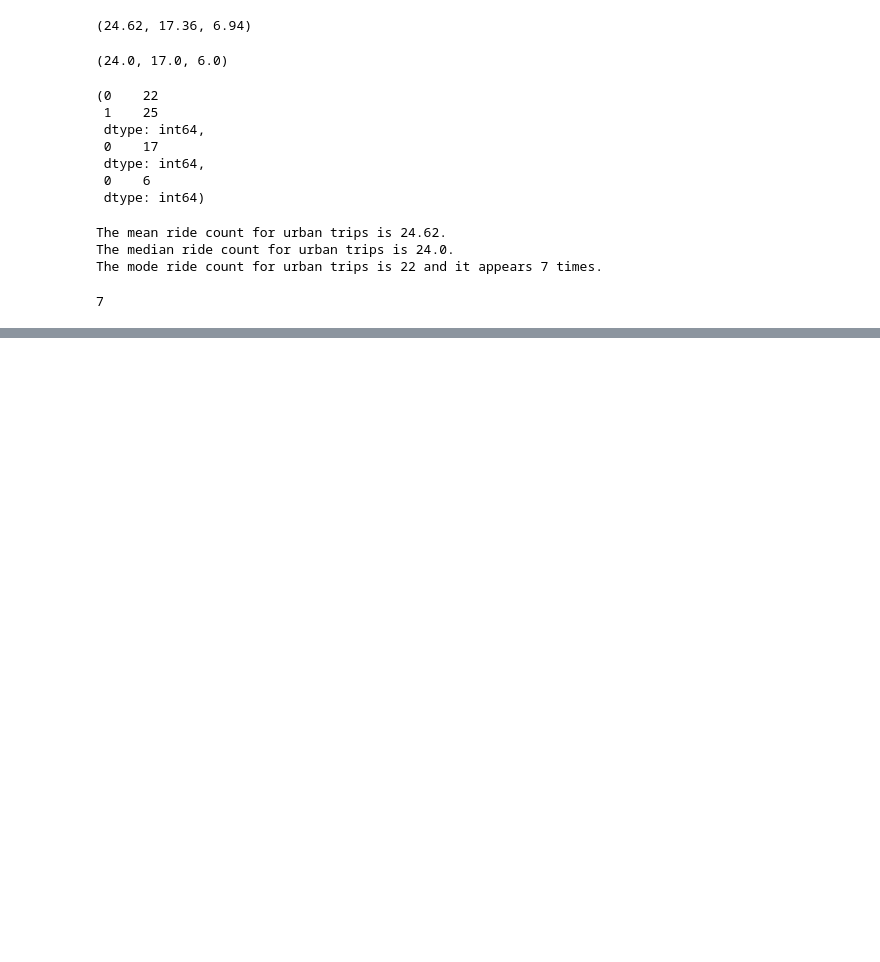
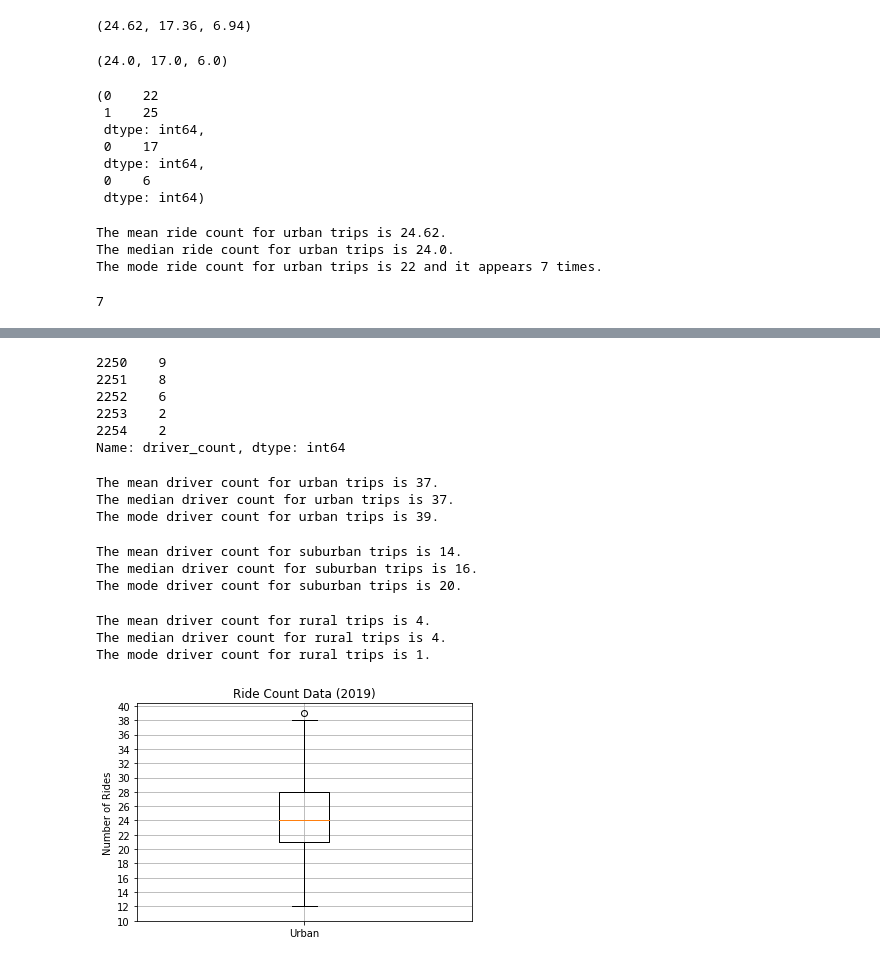
Before and after one commit to npantfoerder/PyBer-analysis, a Jupyter notebook: PyBer.ipynb, the cells around one changed output, grey strips where cells are left out. Saved outputs shown, nothing was run; the diff lists cells and outputs as text; code cells hidden in the pictures; blank space fills up the shorter version.

```diff
--- a/PyBer.ipynb
+++ b/PyBer.ipynb
@@ -396,0 +443,73 @@ Name: fare, dtype: float64
+# %%
+# Get the driver count data from urban, suburban, and rural cities
+urban_drivers = urban_cities_df["driver_count"]
+suburban_drivers = suburban_cities_df["driver_count"]
+rural_drivers = rural_cities_df["driver_count"]
+
+urban_drivers.head()
+suburban_drivers.head()
+rural_drivers.head()
+# %% [output]
+2250    9
+2251    8
+2252    6
+2253    2
+2254    2
+Name: driver_count, dtype: int64
+# %%
+# Calculate the measures of central tendency for driver counts in urban cities
+mean_urban_driver_count = urban_drivers.mean()
+print(f"The mean driver count for urban trips is {mean_urban_driver_count:.0f}.")
+
+median_urban_driver_count = urban_drivers.median()
+print(f"The median driver count for urban trips is {median_urban_driver_count:.0f}.")
+
+mode_urban_driver_count = urban_drivers.mode()[0]
+print(f"The mode driver count for urban trips is {mode_urban_driver_count}.")
+# %% [output]
+The mean driver count for urban trips is 37.
+The median driver count for urban trips is 37.
+The mode driver count for urban trips is 39.
+# %%
+# Calculate the measures of central tendency for driver counts in suburban cities
+mean_suburban_driver_count = suburban_drivers.mean()
+print(f"The mean driver count for suburban trips is {mean_suburban_driver_count:.0f}.")
+
+median_suburban_driver_count = suburban_drivers.median()
+print(f"The median driver count for suburban trips is {median_suburban_driver_count:.0f}.")
+
+mode_suburban_driver_count = suburban_drivers.mode()[0]
+print(f"The mode driver count for suburban trips is {mode_suburban_driver_count}.")
+# %% [output]
+The mean driver count for suburban trips is 14.
+The median driver count for suburban trips is 16.
+The mode driver count for suburban trips is 20.
+# %%
+# Calculate the measures of central tendency for driver counts in rural cities
+mean_rural_driver_count = rural_drivers.mean()
+print(f"The mean driver count for rural trips is {mean_rural_driver_count:.0f}.")
+
+median_rural_driver_count = rural_drivers.median()
+print(f"The median driver count for rural trips is {median_rural_driver_count:.0f}.")
+
+mode_rural_driver_count = rural_drivers.mode()[0]
+print(f"The mode driver count for rural trips is {mode_rural_driver_count}.")
+# %% [output]
+The mean driver count for rural trips is 4.
+The median driver count for rural trips is 4.
+The mode driver count for rural trips is 1.
+# %%
+# Create a box-and-whisker plot for urban city ride counts
+x_labels = ["Urban"]
+fig, ax = plt.subplots()
+ax.boxplot(urban_ride_count, labels=x_labels)
+
+# Add a title, y-axis label, and grid
+ax.set_title("Ride Count Data (2019)")
+ax.set_ylabel("Number of Rides")
+ax.set_yticks(np.arange(10, 41, step=2))
+ax.grid()
+
+plt.show()
+# %% [output]
+[figure, added]
```
Also changed, not shown: parts of 14 cells of this notebook, 4 other files.
